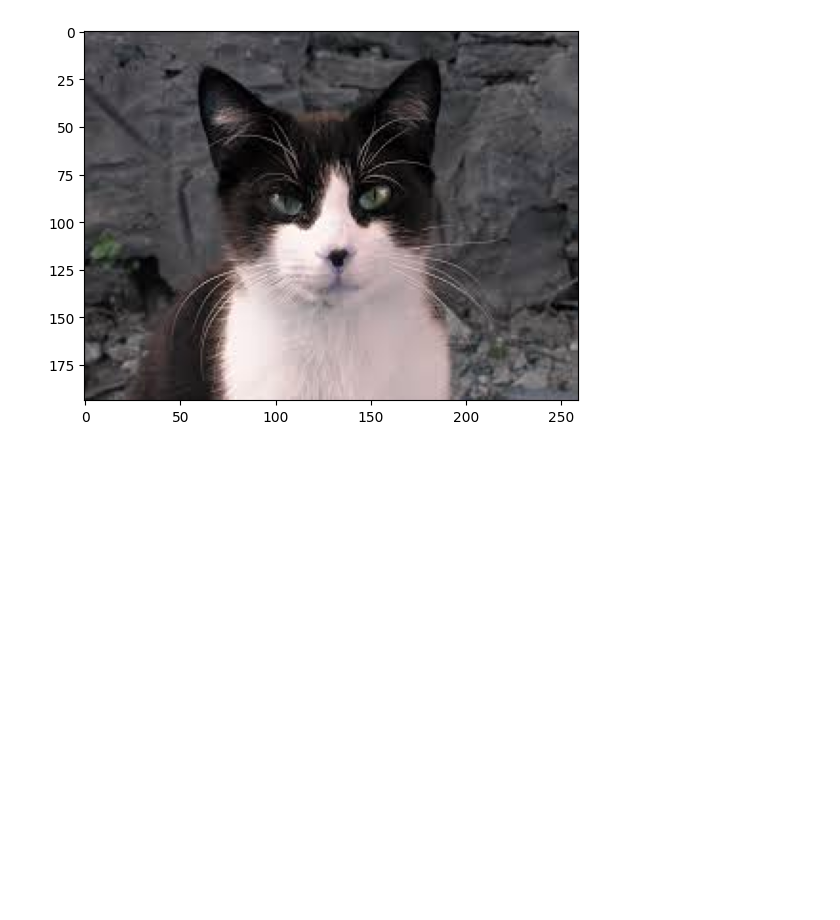
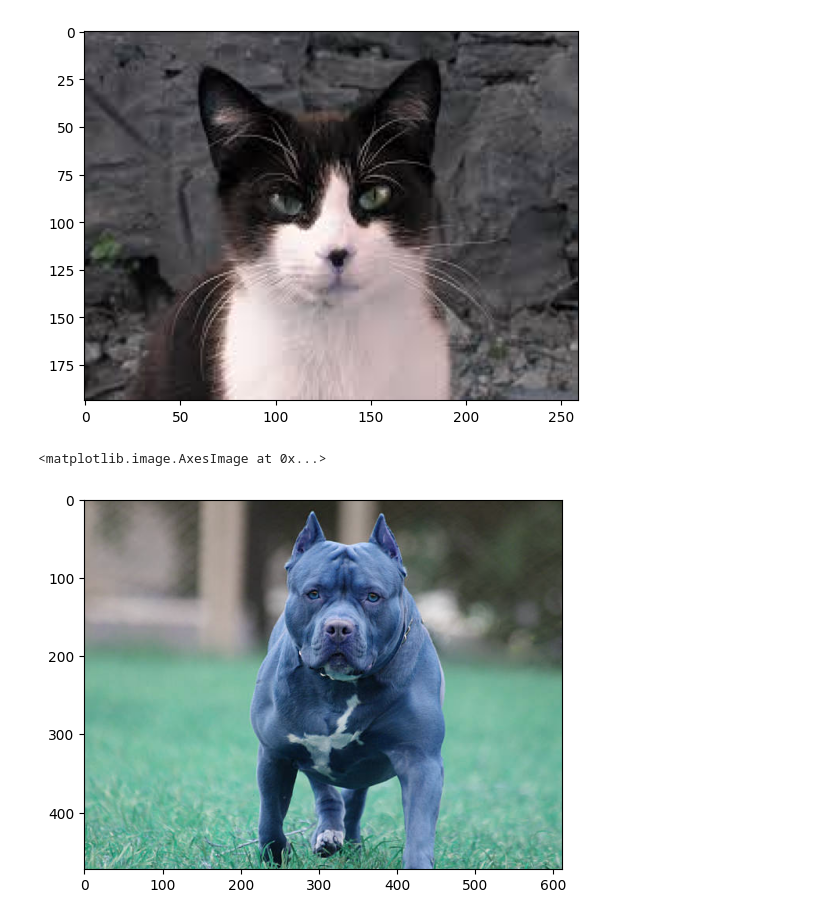
Before and after one commit to VANSHPAR/Deep_Learning, a Jupyter notebook: Cat_VS_Dog.ipynb, the cells around one changed output. Drawn from its saved outputs; the diff is of its cells as text; code cells hidden in the pictures; blank space fills up the shorter version.

```diff
--- a/Cat_VS_Dog.ipynb
+++ b/Cat_VS_Dog.ipynb
@@ -107,9 +107,15 @@ plt.show()
 import cv2
 # %%
 img=cv2.imread('/content/cat.jpg')
+img1=cv2.imread('/content/dog1.jpg')
 plt.imshow(img)
 # %% [output]
 <matplotlib.image.AxesImage at 0x...>
 [figure]
+# %%
+plt.imshow(img1)
+# %% [output]
+<matplotlib.image.AxesImage at 0x...>
+[figure, added]
 # %%
 img=cv2.resize(img,(256,256))
```
Also changed, not shown: parts of 5 cells of this notebook.
